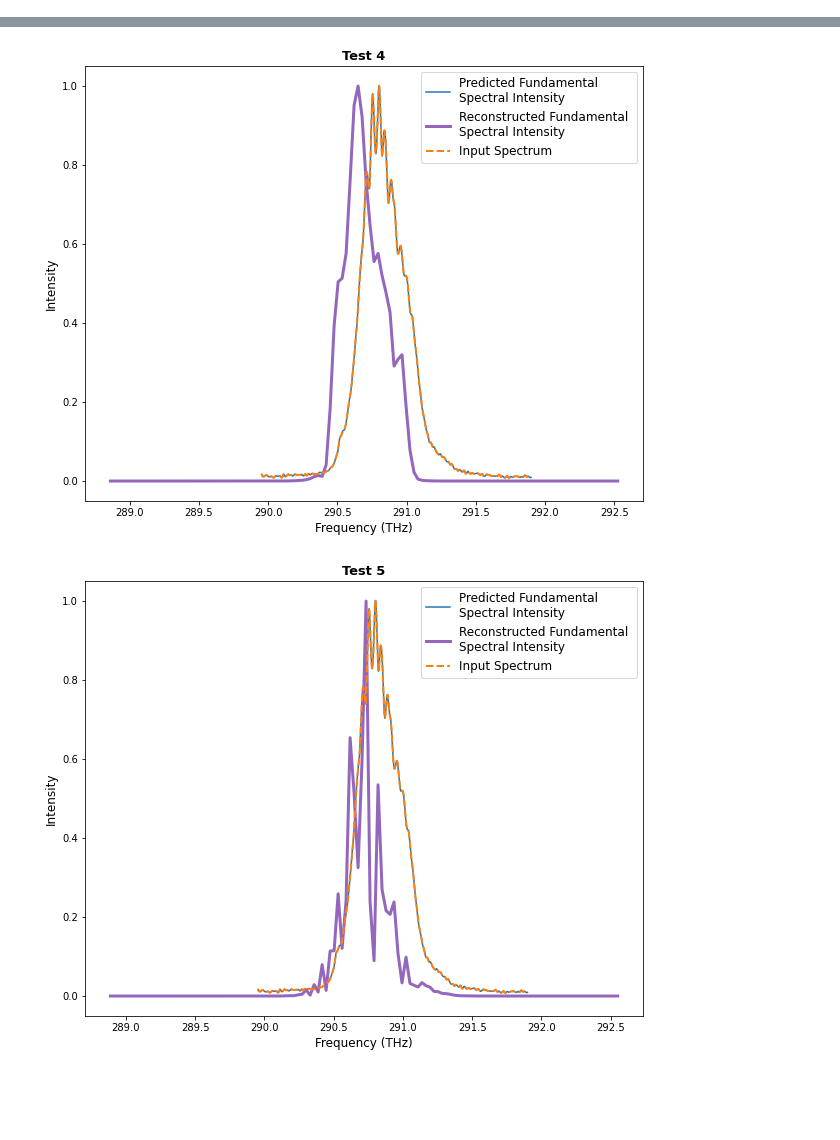
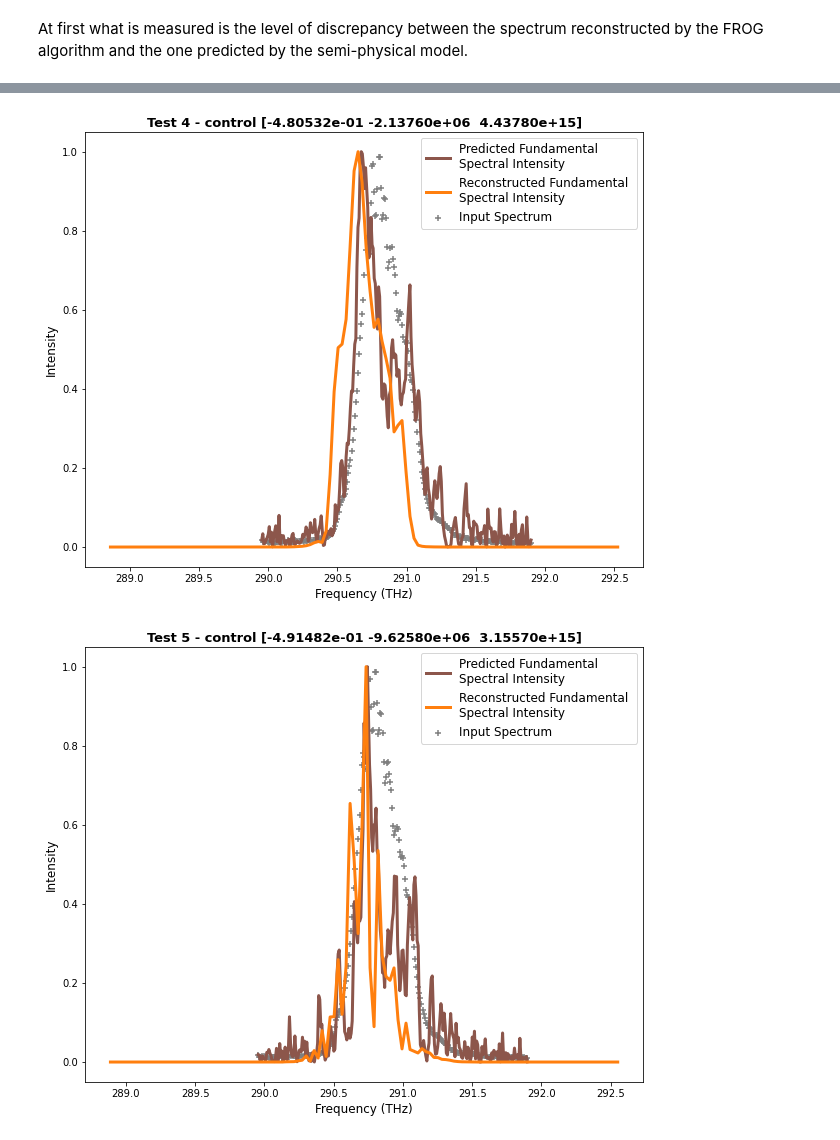
Before and after one commit to fracapuano/TempoRL, a Jupyter notebook: notebooks/ModelTesting.ipynb, the cells around one changed output, grey strips where cells are left out. Drawn from its saved outputs; the diff is of its cells as text; code cells hidden in the pictures; blank space fills up the shorter version.

Commit message:
Model testing documenting - waiting for data of improved quality

```diff
--- a/notebooks/ModelTesting.ipynb
+++ b/notebooks/ModelTesting.ipynb
@@ -28,18 +48,23 @@ intensity = (intensity - intensity.min()) / (intensity.max() - intensity.min())
 lm = LaserModel(frequency = frequency,
                 intensity = intensity,
                 cutoff = (289.95, 291.91),
-                num_points_padding=int(6e4),
-                B = 0,
-                compressor_params = np.array((267.422 * 1e-24, -2.384 * 1e-36, 9.54893 * 1e-50))
+                num_points_padding=int(5e2),
+                num_points = int(5e2),
+                # chi
+                B = 2,
+                compressor_params = -1 * np.array((267.422 * 1e-24, -2.384 * 1e-36, 9.54893 * 1e-50))
 )
 
 lm.preprocessing()
+# %% [markdown]
+At first what is measured is the level of discrepancy between the spectrum reconstructed by the FROG algorithm and the one predicted by the semi-physical model.
 # %%
 try:
     os.chdir("../data/L1PumpData/")
 except:
     pass
 
+# not in GDD, TOD and FOD but in d2, d3 and d4
 controls = np.array([
     [-481.758 * 1e-3, -9.1667 * 1e6, -0.1985 * 1e15],
     [-481.510 * 1e-3, -5.6266 * 1e6, -2.3135 * 1e15],
@@ -54,7 +79,7 @@ for idx in range(1, 6):
     spectral_df = pd.read_csv(f"config{idx}_Retrieval_Spectral-Profile&Phase.csv", delimiter = ";")
     spectral_df["Frequency (THz)"] = spectral_df["Wavelength (nm)"].apply(lambda wl: 1e-12 * (c / (wl * 1e-9)))
 
-    y3_frequency, y3_field = (spectral_df["Frequency (THz)"].values,
+    y3_frequency, y3_intensity = (spectral_df["Frequency (THz)"].values,
                               spectral_df["Spectral intensity (arb. u.)"].values
                              )
 
@@ -65,12 +90,14 @@ for idx in range(1, 6):
     lm.y3 = lm.compressor()
 
     intensity_preFrog = np.real(lm.y3 * np.conj(lm.y3))
+    intensity_preFrog = intensity_preFrog / intensity_preFrog.max()
 
-    ax.plot(lm.frequency * 1e-12, intensity_preFrog, label = "Predicted Fundamental \nSpectral Intensity")
-    ax.plot(y3_frequency, y3_field, label = "Reconstructed Fundamental \nSpectral Intensity", color = "tab:purple", lw = 3)
-    ax.plot(lm.frequency * 1e-12, lm.field ** 2, label = "Input Spectrum", ls = "--", lw = 2, color = "tab:orange")
+    ax.plot(lm.frequency * 1e-12, intensity_preFrog, label = "Predicted Fundamental \nSpectral Intensity", lw = 3, color = "tab:brown")
+    ax.plot(y3_frequency, y3_intensity , label = "Reconstructed Fundamental \nSpectral Intensity", lw = 3, color = "tab:orange")
+
+    ax.scatter(lm.frequency * 1e-12, lm.field ** 2, label = "Input Spectrum", marker = "+", c = "tab:grey")
 
     ax.legend(fontsize = 12)
-    ax.set_title(f"Test {idx}", fontweight = "bold", fontsize = 13)
+    ax.set_title(f"Test {idx} - control {performed_control}", fontweight = "bold", fontsize = 13)
     ax.set_xlabel("Frequency (THz)" ,fontsize = 12); ax.set_ylabel("Intensity" ,fontsize = 12)
 # %% [output]
@@ -80,5 +107,5 @@ for idx in range(1, 6):
-[figure, old version]
+[figure, new version]
-[figure, old version]
+[figure, new version]
 # %%
 lm = LaserModel(frequency = frequency,
                 intensity = intensity,
```
Also changed, not shown: parts of 6 cells of this notebook.
